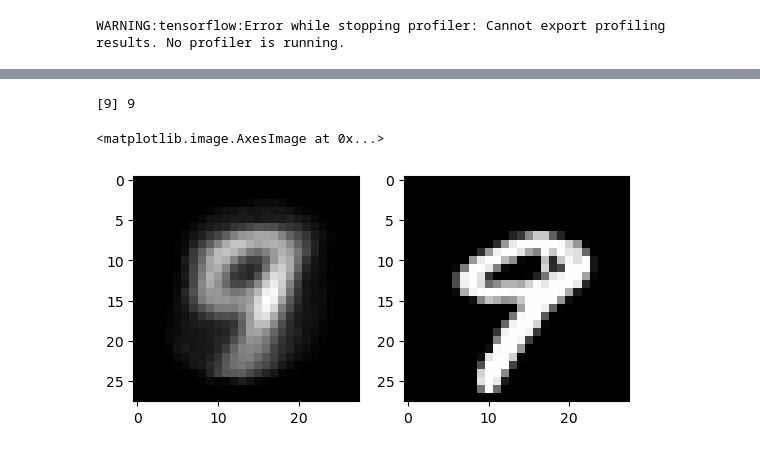
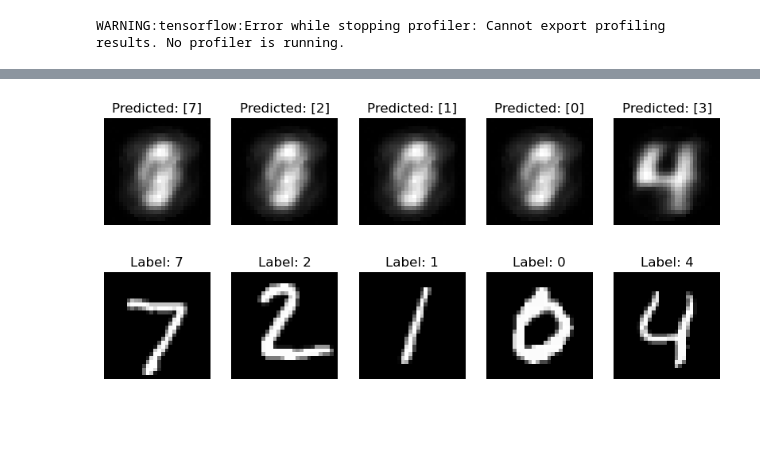
Before and after one commit to GabrielaGroenenewegenVanDerWeijden/DS_Ass2, a Jupyter notebook: capsule_network.ipynb, the cells around one changed output, grey strips where cells are left out. Drawn from its saved outputs; the diff is of its cells as text; code cells hidden in the pictures; blank space fills up the shorter version.

```diff
--- a/capsule_network.ipynb
+++ b/capsule_network.ipynb
@@ -27,5 +29,5 @@ num_filters = 256
 num_base_mappings = 32
 dim_base_capsules = num_filters // num_base_mappings
 
-num_super_capsules = 10
+num_super_capsules = 1
 dim_super_capsules = 16
@@ -166,9 +236,13 @@ class CapsuleNetwork(tf.keras.Model):
             kernel = [self.kernel_size, self.kernel_size]
 
             self.convolution = tf.keras.layers.Conv2D(self.num_filters, kernel, strides=[1,1], name='ConvolutionLayer', activation='relu')
+            dim_layer1_output = get_layer_output_imgsize(dim_imgs, self.kernel_size, strides=1)
+
             self.base_capsule = tf.keras.layers.Conv2D(self.num_base_mappings * self.dim_base_capsules, kernel, strides=[2,2], name="BaseCapsule")
+            dim_layer2_output = get_layer_output_imgsize(dim_layer1_output, self.kernel_size, strides=2)
 
-            self.num_base_capsules = self.num_base_mappings * 6 ** 2
+            self.num_base_capsules = self.num_base_mappings * dim_layer2_output ** 2
+            # self.num_base_capsules = self.num_base_mappings * 6 ** 2
             self.w = tf.Variable(
                 tf.random_normal_initializer()(shape=[
                     1,
@@ -209,7 +283,7 @@ class CapsuleNetwork(tf.keras.Model):
         x = self.base_capsule(x) # x.shape: (None, 6, 6, 256)
 
         with tf.name_scope("CapsuleFormation") as scope:
-            u = tf.reshape(x, (-1, self.num_base_mappings * x.shape[1] * x.shape[2], self.dim_base_capsules)) # u.shape: (None, 1152, 8)
+            u = tf.reshape(x, (-1, self.num_base_capsules, self.dim_base_capsules)) # u.shape: (None, 1152, 8)
             u = tf.expand_dims(u, axis=-2) # u.shape: (None, 1152, 1, 8)
             u = tf.expand_dims(u, axis=-1) # u.shape: (None, 1152, 1, 8, 1)
             u_hat = tf.matmul(self.w, u) # u_hat.shape: (None, 1152, 10, 16, 1)
@@ -217,7 +291,7 @@ class CapsuleNetwork(tf.keras.Model):
 
 
         with tf.name_scope("DynamicRouting") as scope:
-            b = tf.zeros((input_x.shape[0], 1152, self.num_super_capsules, 1)) # b.shape: (None, 1152, 10, 1)
+            b = tf.zeros((input_x.shape[0], self.num_base_capsules, self.num_super_capsules, 1)) # b.shape: (None, 1152, 10, 1)
             for i in range(self.iterations): # self.iterations = 3
                 c = tf.nn.softmax(b, axis=-2) # c.shape: (None, 1152, 10, 1)
                 s = tf.reduce_sum(tf.multiply(c, u_hat), axis=1, keepdims=True) # s.shape: (None, 1, 10, 16)
@@ -259,7 +333,7 @@ class CapsuleNetwork(tf.keras.Model):
 
 
         with tf.name_scope("DynamicRouting") as scope:
-            b = tf.zeros((inputs.shape[0], 1152, self.num_super_capsules, 1)) # b.shape: (None, 1152, 10, 1)
+            b = tf.zeros((inputs.shape[0], self.num_base_capsules, self.num_super_capsules, 1)) # b.shape: (None, 1152, 10, 1)
             for i in range(self.iterations): # self.iterations = 3
                 c = tf.nn.softmax(b, axis=-2) # c.shape: (None, 1152, 10, 1)
                 s = tf.reduce_sum(tf.multiply(c, u_hat), axis=1, keepdims=True) # s.shape: (None, 1, 10, 16)
@@ -363,44 +464,39 @@ print(test_sum/n_testset)
 # %%
 n_samples = 5
 
+test_sample = X_test[:n_samples]
+# print(test_sample.shape)
+img_dims = test_sample.shape[1], test_sample.shape[2]
+features = model.predict_capsule_output(test_sample)
+
+temp_features = features.numpy()
+temp_ = temp_features.copy()
+
 plt.figure(figsize=(n_samples * 2, 3))
-for index in range(n_samples):
-    plt.subplot(1, n_samples, index + 1)
-    plt.imshow(sample_images[index], cmap="binary")
-    plt.title("Label:" + str(mnist.test.labels[index]))
+for idx in range(n_samples):
+    pred = predict(model, tf.expand_dims(X_test[idx], axis=0))
+
+    temp_features[:,:,:,:] = 0
+    temp_features[idx:,:,idx,:] = temp_[idx:,:,idx,:]
+
+    reconstruction = model.regenerate_image(temp_features[idx])
+    reconstruction = tf.reshape(reconstruction, img_dims)
+
+    plt.subplot(1, n_samples, idx + 1)
+    plt.imshow(reconstruction, cmap="gray")
+    plt.title(f"Predicted: {pred}")
     plt.axis("off")
-
 plt.show()
 
+
 plt.figure(figsize=(n_samples * 2, 3))
-for index in range(n_samples):
-    plt.subplot(1, n_samples, index + 1)
-    plt.title("Predicted:" + str(y_pred_value[index]))
-    plt.imshow(reconstructions[index], cmap="binary")
+for idx in range(n_samples):
+    label = y_test[idx]
+    plt.subplot(1, n_samples, idx + 1)
+    plt.imshow(test_sample[idx], cmap="gray")
+    plt.title(f"Label: {label}")
     plt.axis("off")
-
 plt.show()
+# %% [output]
+[figure, added]
+[figure, added]
-# %%
-idx = 9
-index_, index = idx, idx
-
-print(predict(model, tf.expand_dims(X_test[index_], axis=0)), y_test[index_])
-
-features = model.predict_capsule_output(tf.expand_dims(X_test[index_], axis=0))
-
-temp_features = features.numpy()
-temp_ = temp_features.copy()
-temp_features[:,:,:,:] = 0
-temp_features[:,:,index,:] = temp_[:,:,index,:]
-
-recon = model.regenerate_image(temp_features)
-recon = tf.reshape(recon, (28,28))
-
-plt.subplot(1,2,1)
-plt.imshow(recon, cmap='gray')
-plt.subplot(1,2,2)
-plt.imshow(X_test[index_,:,:,0], cmap='gray')
-# %% [output]
-[9] 9
-<matplotlib.image.AxesImage at 0x...>
-[figure, removed]
```
Also changed, not shown: parts of 33 cells of this notebook.
